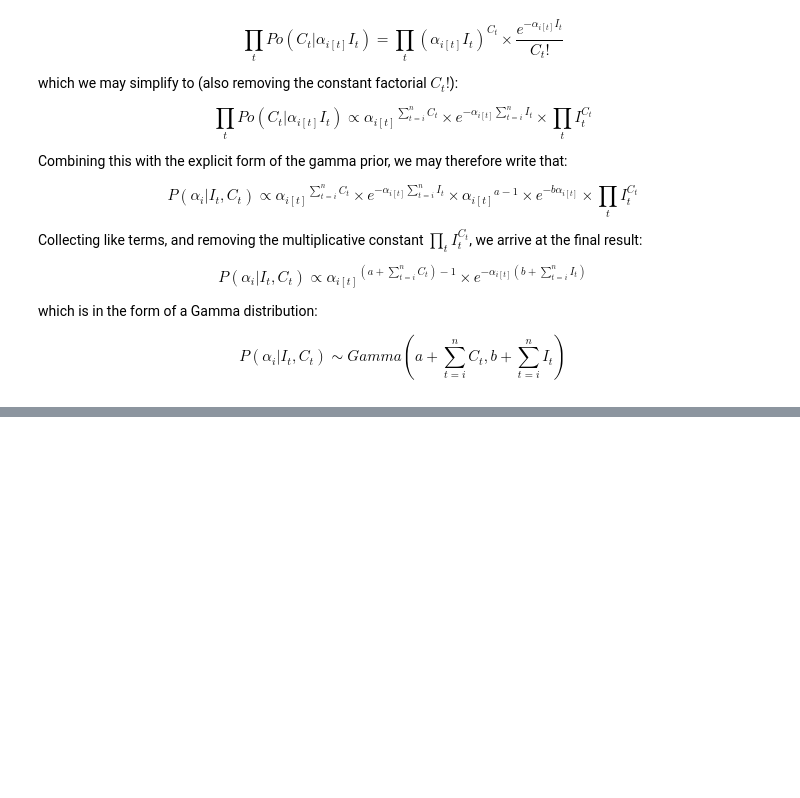
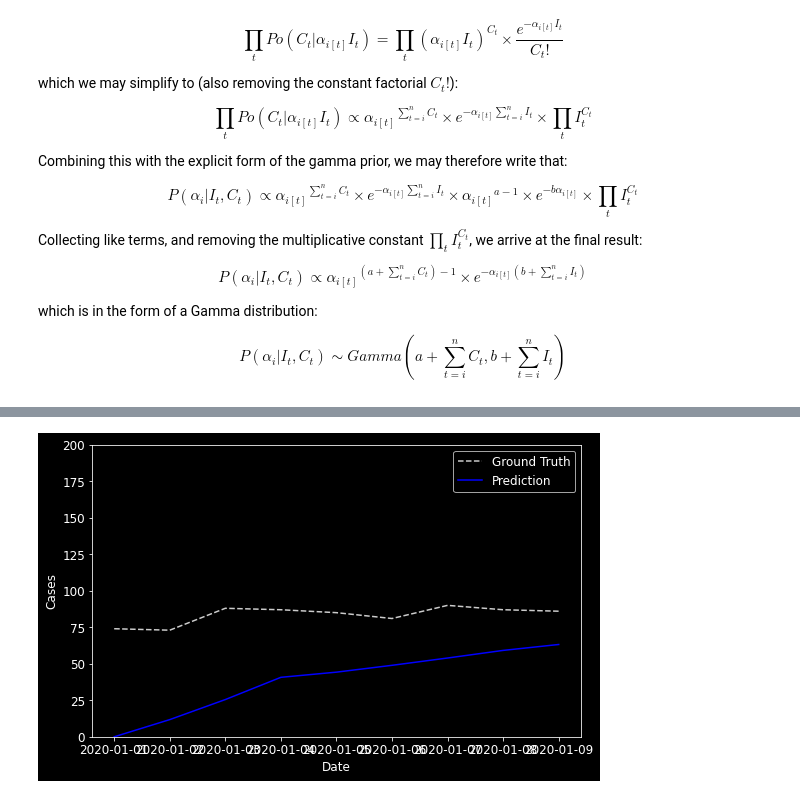
Before and after one commit to KCGallagher/periodic-sampling, a Jupyter notebook: periodic_sampling/fixed_bias_sampler.ipynb, the cells around one changed output, grey strips where cells are left out. Saved outputs shown, nothing was run; the diff lists cells and outputs as text; code cells hidden in the pictures; blank space fills up the shorter version.

```diff
--- a/periodic_sampling/fixed_bias_sampler.ipynb
+++ b/periodic_sampling/fixed_bias_sampler.ipynb
@@ -144,10 +133,0 @@ def bias_conditional_posterior_params(params, index):
-# %%
-def bias_parameter(value, index):
-    """Creates Gibbs parameter object, with a gamma posterior derived
-    using conjugate priors above."""
-    return GibbsParameter(
-        value=value, conditional_posterior=ss.gamma.ppf,
-        posterior_params=bias_conditional_posterior_params(params, index))
-
-def truth_parameter(value):
-    return MetropolisParameter(value=value, likelihood=truth_likelihood)
@@ -172,0 +203,19 @@ output.hist([("bias_" + str(i)) for i in range(7)], bins=20);
+# %%
+data_keys = [k for k in sorted(params.keys()) if k.startswith('truth_')]
+predicted_truth = []
+for key in data_keys:
+    predicted_truth.append(np.mean(output[key]))
+
+# Plot bias in data
+fig, axs = plt.subplots(1, figsize=(8,5))
+
+
+truth_df.plot(x='Date', y='Confirmed', ax=axs, color='white', label = 'Ground Truth', alpha=0.8, linestyle = 'dashed')
+axs.plot(truth_df['Date'], predicted_truth, color='blue', label = 'Prediction')
+# fig.patch.set_facecolor('white')  # Overrides VSCode dark mode default
+plt.xlabel("Date"); plt.ylabel("Cases")
+plt.legend(); plt.ylim(0, 200); plt.tight_layout()
+# plt.savefig("../../images/synthetic_inference/"
+#             + f"biased_output_T_{time_steps}_N0_{N_0}.png")
+# %% [output]
+[figure, added]
```
Also changed, not shown: parts of 11 cells of this notebook, 3 other files.
